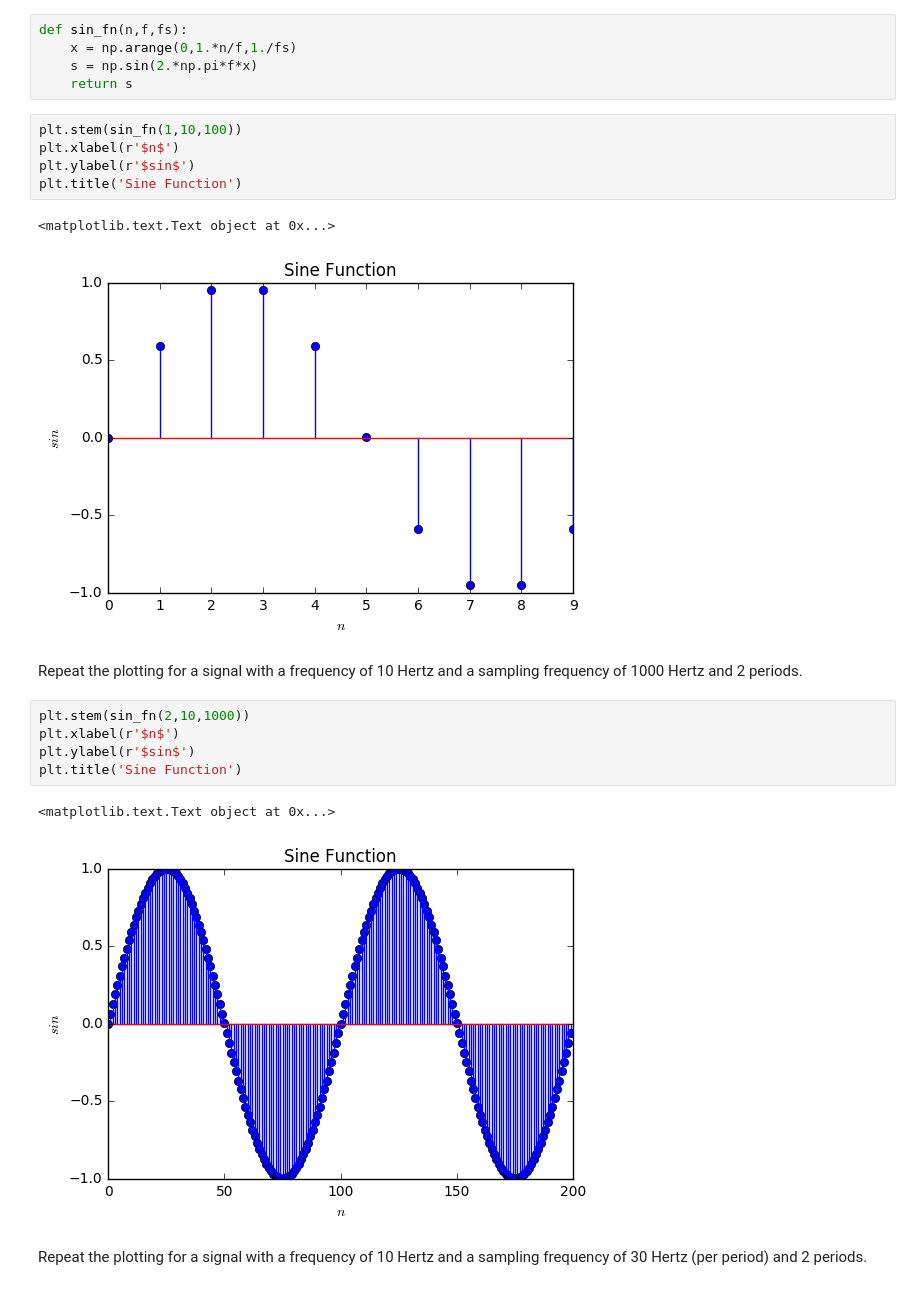
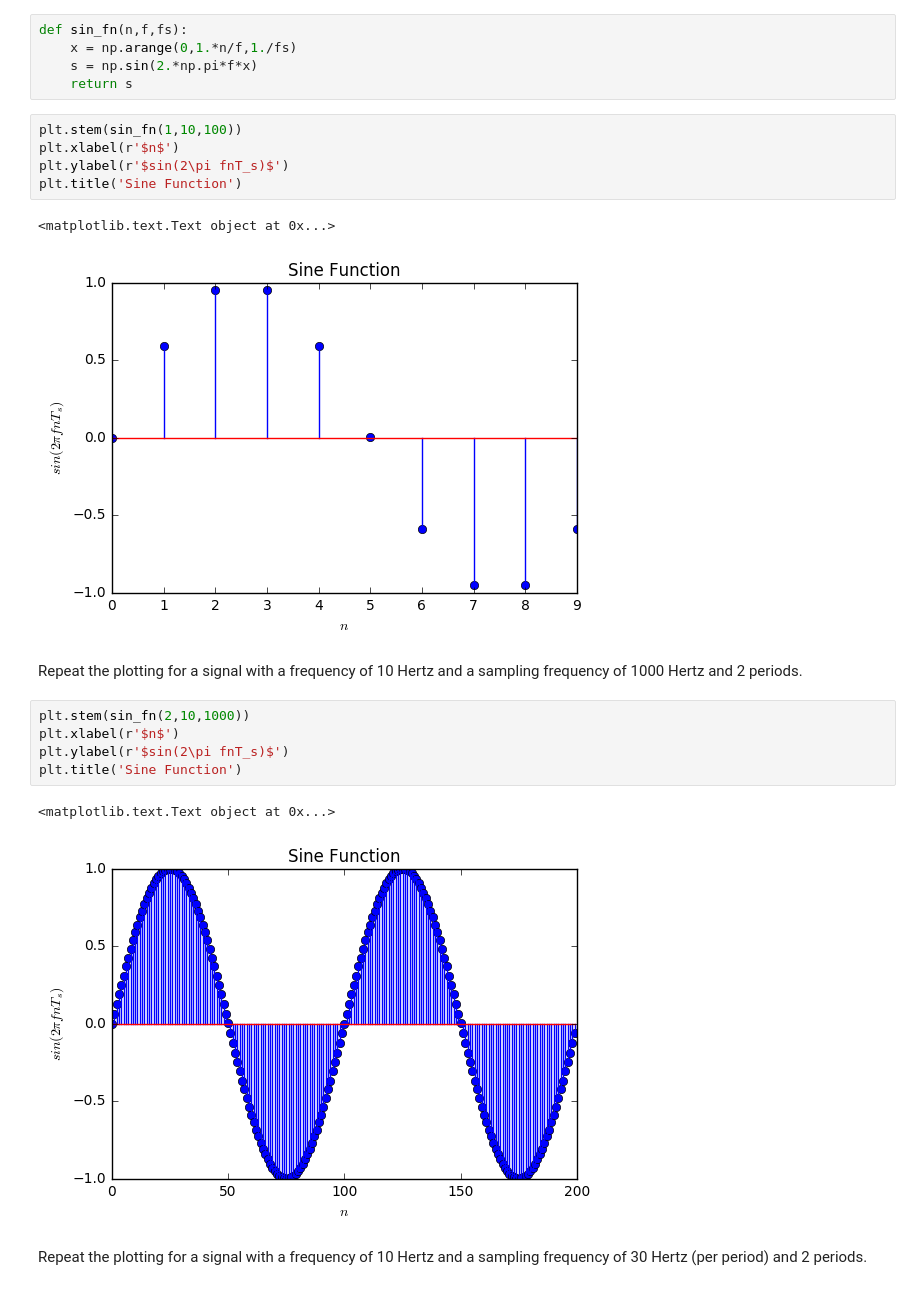
Before and after one commit to gopi231091/DSP-TP-1617, a Jupyter notebook: Lab1/python/Lab1.ipynb, the cells around one changed output. Cells and saved outputs as stored; diff of their text form.

```diff
--- a/Lab1/python/Lab1.ipynb
+++ b/Lab1/python/Lab1.ipynb
@@ -157,21 +157,21 @@ def sin_fn(n,f,fs):
 # %%
 plt.stem(sin_fn(1,10,100))
 plt.xlabel(r'$n$')
-plt.ylabel(r'$sin$')
+plt.ylabel(r'$sin(2\pi fnT_s)$')
 plt.title('Sine Function')
 # %% [output]
 <matplotlib.text.Text object at 0x...>
-[figure, old version]
+[figure, new version]
 # %% [markdown]
 Repeat the plotting for a signal with a frequency of 10 Hertz and a sampling frequency of 1000 Hertz and 2 periods.
 # %%
 plt.stem(sin_fn(2,10,1000))
 plt.xlabel(r'$n$')
-plt.ylabel(r'$sin$')
+plt.ylabel(r'$sin(2\pi fnT_s)$')
 plt.title('Sine Function')
 # %% [output]
 <matplotlib.text.Text object at 0x...>
-[figure, old version]
+[figure, new version]
 # %% [markdown]
 Repeat the plotting for a signal with a frequency of 10 Hertz and a sampling frequency of 30 Hertz (per period) and 2 periods.
 # %%
```
Also changed, not shown: parts of 1 cell of this notebook.
